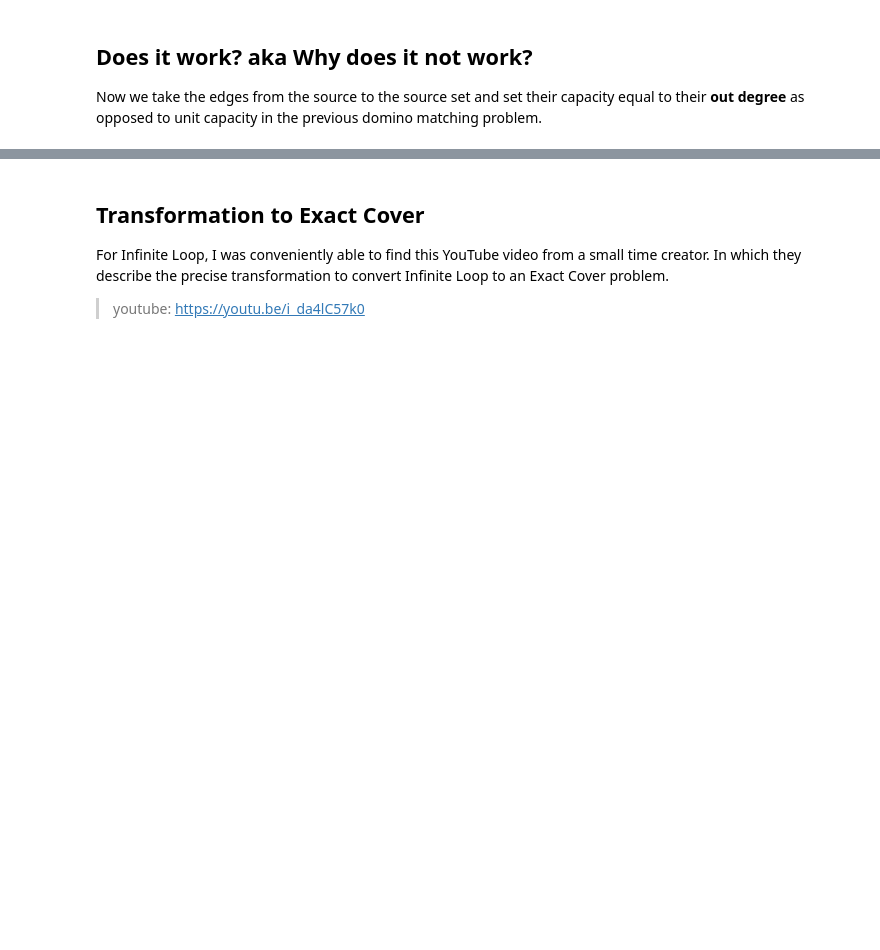
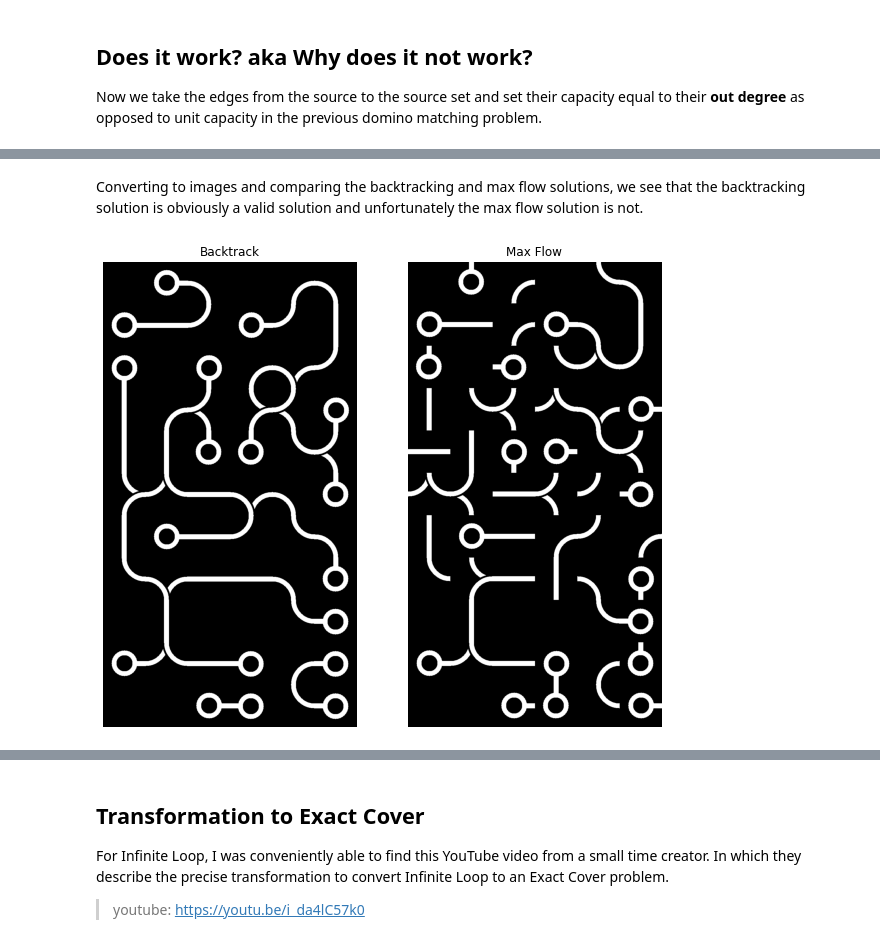
Before and after one commit to TheChesireCat/demoblog, a Jupyter notebook: _notebooks/2022-06-06-loop.ipynb, the cells around one changed output, grey strips where cells are left out. Saved outputs shown, nothing was run; the diff lists cells and outputs as text; code cells hidden in the pictures; blank space fills up the shorter version.

```diff
--- a/_notebooks/2022-06-06-loop.ipynb
+++ b/_notebooks/2022-06-06-loop.ipynb
@@ -904,0 +972,36 @@ As a result the algorithm gets stuck on locally optimal solutions that are inval
+# %% [markdown]
+Converting to images and comparing the backtracking and max flow solutions, we see that the backtracking solution is obviously a valid solution and unfortunately the max flow solution is not.
+# %%
+# collapse-hide
+solMaxFlowTiles = graphToTiles(out_graph,r=len(tiles),c=len(tiles[0]))
+toMaxFlowTiles = []
+for r,row in enumerate(tiles):
+    row_ = []
+    for c,tile in enumerate(row):
+        if (r,c) in solMaxFlowTiles:
+            row_.append(solMaxFlowTiles[(r,c)])
+        else:
+            row_.append([0]*len(tile))
+    toMaxFlowTiles.append(row_)
+shiftsMaxFlow = shiftsFromTiles(tiles,toMaxFlowTiles)
+solutionMaxFlowImages = [[im.crop(box) for box in row] for row in boxes]
+for i,row in enumerate(solutionImages):
+    for j,tile in enumerate(row):
+        if (i,j) in solutionTiles:
+            solutionMaxFlowImages[i][j] = tile.rotate(shifts[i][j]*90)
+
+solved = mergeTiles(solutionImages,tiles)
+solvedMaxFlow = mergeTiles(solutionMaxFlowImages,tiles)
+
+plt.figure(figsize=(10,10))
+ax1 = plt.subplot(1,2,1)
+plt.imshow(solved)
+ax1.set_title('Backtrack')
+plt.axis('off')
+ax2 = plt.subplot(1,2,2)
+plt.imshow(solvedMaxFlow)
+ax2.set_title('Max Flow')
+plt.axis('off')
+plt.show()
+# %% [output]
+[figure, added]
```
Also changed, not shown: parts of 10 cells of this notebook, 6 other files.
